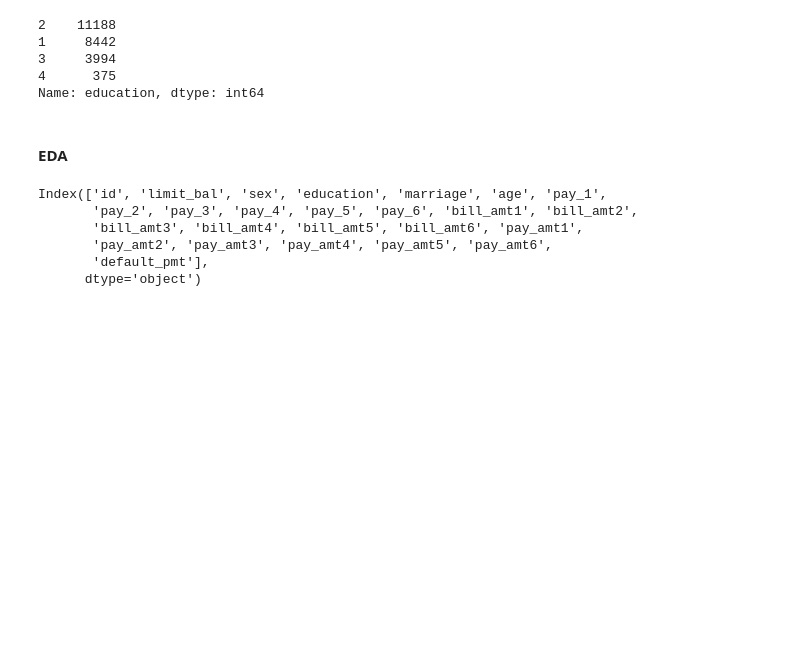
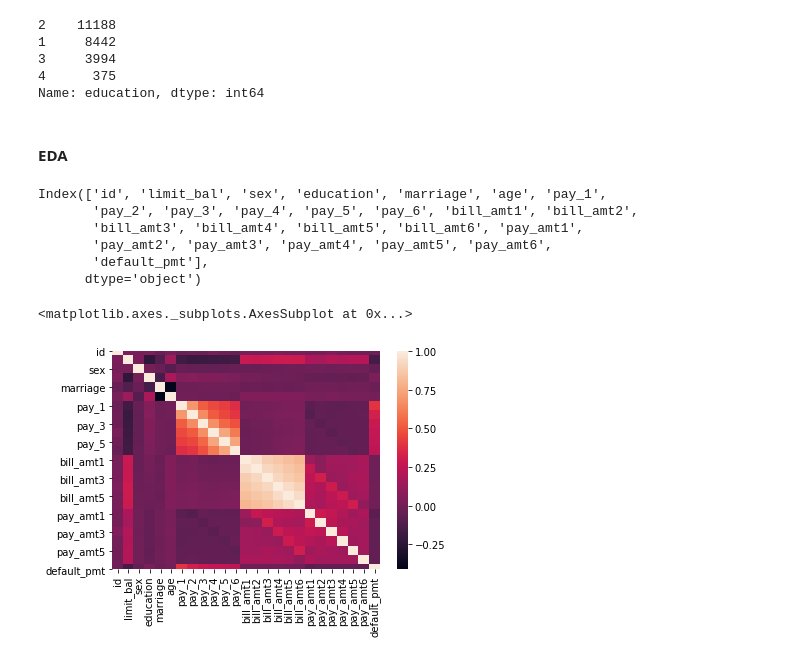
Before and after one commit to jsherpa/ExploringDataSets, a Jupyter notebook: PracticeNotebook.ipynb, the cells around one changed output. Cells and saved outputs as stored; diff of their text form; code cells hidden in the pictures; blank space fills up the shorter version.

```diff
--- a/PracticeNotebook.ipynb
+++ b/PracticeNotebook.ipynb
@@ -94,3 +94,8 @@ Index(['id', 'limit_bal', 'sex', 'education', 'marriage', 'age', 'pay_1',
        'pay_amt2', 'pay_amt3', 'pay_amt4', 'pay_amt5', 'pay_amt6',
        'default_pmt'],
       dtype='object')
+# %%
+sns.heatmap(df.corr())
+# %% [output]
+<matplotlib.axes._subplots.AxesSubplot at 0x...>
+[figure, added]
```
Also changed, not shown: parts of 1 cell of this notebook.
